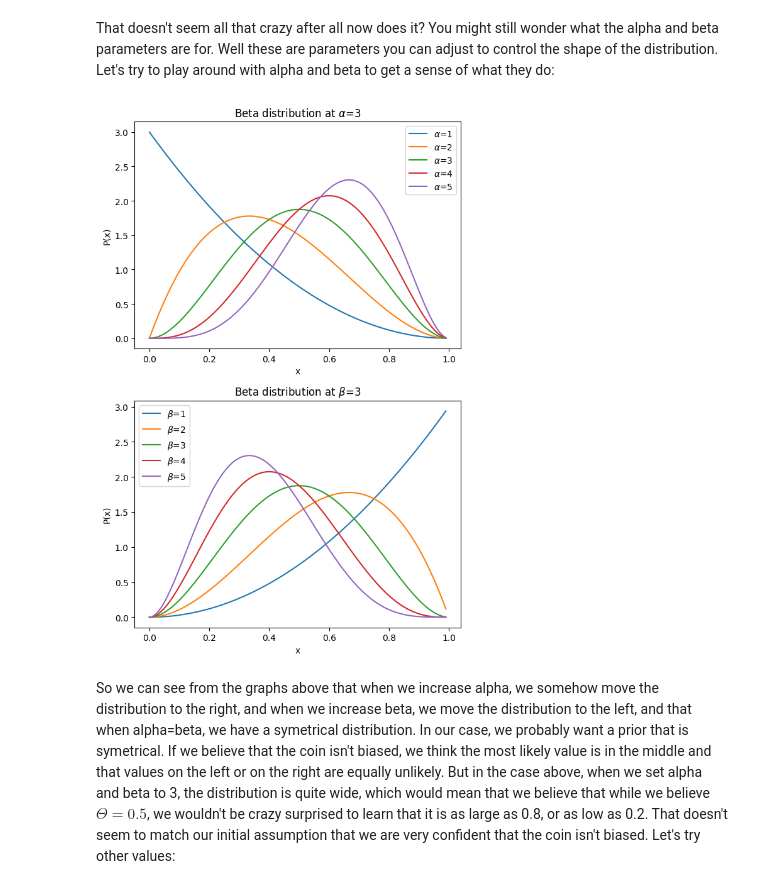
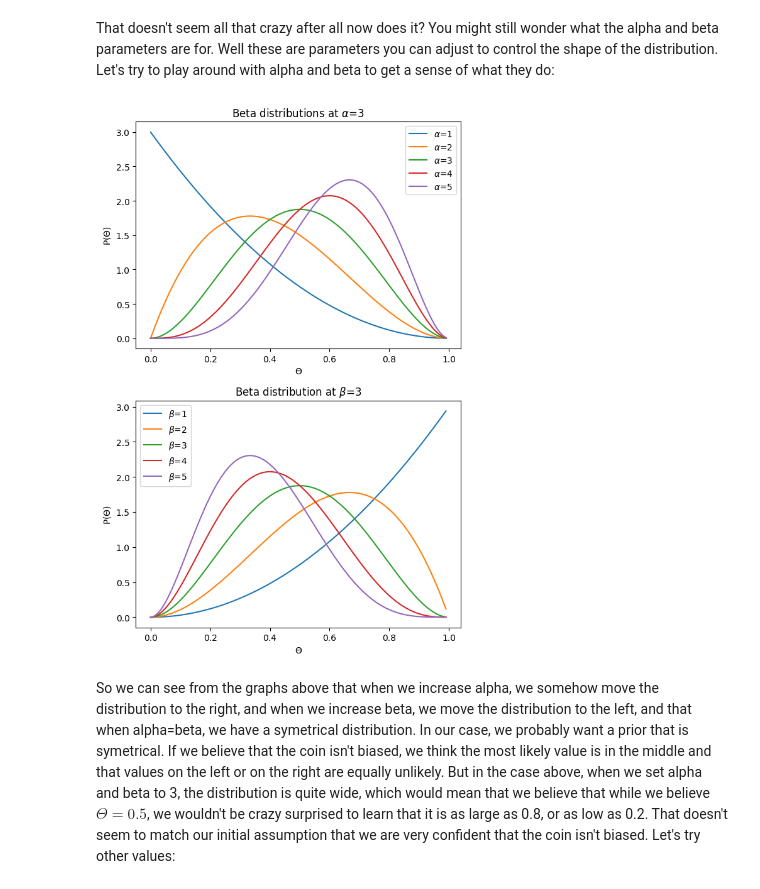
Before and after one commit to AlexLepauvre/variation_laplace_for_dummies, a Jupyter notebook: VariationalLaplaceForDummies/_build/jupyter_execute/BayesTheorem.ipynb, the cells around one changed output. Cells and saved outputs as stored; diff of their text form; code cells hidden in the pictures.

```diff
--- a/VariationalLaplaceForDummies/_build/jupyter_execute/BayesTheorem.ipynb
+++ b/VariationalLaplaceForDummies/_build/jupyter_execute/BayesTheorem.ipynb
@@ -57,17 +61,17 @@ And we can write the beta distribution as a piece of code:
 # %%
 from math import gamma
 
-def beta_distribution(x, alpha, beta):
+def beta_distribution(theta, alpha, beta):
     """
-    Compute the probability density of the Beta distribution at a given value x for parameters alpha and beta.
+    Compute the probability density of the Beta distribution at a given value theta for parameters alpha and beta.
 
     The Beta distribution is defined as:
-        Beta(x; alpha, beta) = (x^(alpha - 1) * (1 - x)^(beta - 1)) / B(alpha, beta)
+        Beta(theta, alpha, beta) = (theta^(alpha - 1) * (1 - theta)^(beta - 1)) / B(alpha, beta)
 
     where B(alpha, beta) = (Gamma(alpha) * Gamma(beta)) / Gamma(alpha + beta).
 
     Parameters:
-        x (float): The value at which to evaluate the Beta distribution (0 <= x <= 1).
+        theta (float): The value at which to evaluate the Beta distribution (0 <= theta <= 1).
         alpha (float): The shape parameter alpha (> 0).
         beta (float): The shape parameter beta (> 0).
 
@@ -75,7 +79,7 @@ def beta_distribution(x, alpha, beta):
         float: The probability density of the Beta distribution at x.
     """
     # Ensure x is within the valid range
-    if x < 0 or x > 1:
+    if theta < 0 or theta > 1:
         raise ValueError("x must be between 0 and 1.")
     if alpha <= 0 or beta <= 0:
         raise ValueError("alpha and beta must be positive.")
@@ -84,37 +88,40 @@ def beta_distribution(x, alpha, beta):
     denom = (gamma(alpha) * gamma(beta))/(gamma(alpha + beta))  # The Beta(alpha, beta) = (Gamma(alpha) * Gamma(beta)) / Gamma(alpha + beta) above. And instead of using the factorial, we are using the gamma function that will work with any numbers
 
     # Compute the numerator:
-    numer = x ** (alpha - 1)*(1-x)**(beta-1)
+    numer = theta ** (alpha - 1)*(1-theta)**(beta-1)
 
     # Return the probability of beta at this particular value of x with alpha and beta:
     return numer/denom
 # %% [markdown]
 That doesn't seem all that crazy after all now does it? You might still wonder what the alpha and beta parameters are for. Well these are parameters you can adjust to control the shape of the distribution. Let's try to play around with alpha and beta to get a sense of what they do:
 # %%
-xs = np.arange(0, 1, 0.01)  # Say this is x=theta, we want to get the P(x) at each values of x, for a given value of alpha and beta:
+import numpy as np
+import matplotlib.pyplot as plt
+
+thetas = np.arange(0, 1, 0.01)  # Say this is x=theta, we want to get the P(x) at each values of x, for a given value of alpha and beta:
 alphas = [1, 2, 3, 4, 5]  # Try values of alpha from 1 to 5
 betas = [1, 2, 3, 4, 5]  # Try values of beta from 1 to 5
 
 fig, ax = plt.subplots(2,1, figsize=[6, 9])
 
 # Vary alpha:
 for alpha in alphas:
-    ax[0].plot(xs, [beta_distribution(x, alpha, 3) for x in xs], label=f"$\\alpha$={alpha}")
-ax[0].set_xlabel("x")
-ax[0].set_ylabel("P(x)")
-ax[0].set_title("Beta distribution at $\\alpha$=3")
+    ax[0].plot(thetas, [beta_distribution(theta, alpha, 3) for theta in thetas], label=f"$\\alpha$={alpha}")
+ax[0].set_xlabel("$\\Theta$")
+ax[0].set_ylabel("P($\\Theta$)")
+ax[0].set_title("Beta distributions at $\\alpha$=3")
 ax[0].legend()
 # Vary beta:
 for beta in betas:
-    ax[1].plot(xs, [beta_distribution(x, 3, beta) for x in xs], label=f"$\\beta$={beta}")
-ax[1].set_xlabel("x")
-ax[1].set_ylabel("P(x)")
+    ax[1].plot(thetas, [beta_distribution(theta, 3, beta) for theta in thetas], label=f"$\\beta$={beta}")
+ax[1].set_xlabel("$\\Theta$")
+ax[1].set_ylabel("P($\\Theta$)")
 ax[1].set_title("Beta distribution at $\\beta$=3")
 plt.legend()
 plt.tight_layout()
 plt.show()
 # %% [output]
-[figure, old version]
+[figure, new version]
 # %% [markdown]
 So we can see from the graphs above that when we increase alpha, we somehow move the distribution to the right, and when we increase beta, we move the distribution to the left, and that when alpha=beta, we have a symetrical distribution. In our case, we probably want a prior that is symetrical. If we believe that the coin isn't biased, we think the most likely value is in the middle and that values on the left or on the right are equally unlikely. But in the case above, when we set alpha and beta to 3, the distribution is quite wide, which would mean that we believe that while we believe $\Theta=0.5$, we wouldn't be crazy surprised to learn that it is as large as 0.8, or as low as 0.2. That doesn't seem to match our initial assumption that we are very confident that the coin isn't biased. Let's try other values:
 # %%
```
Also changed, not shown: parts of 11 cells of this notebook, 10 other files.
